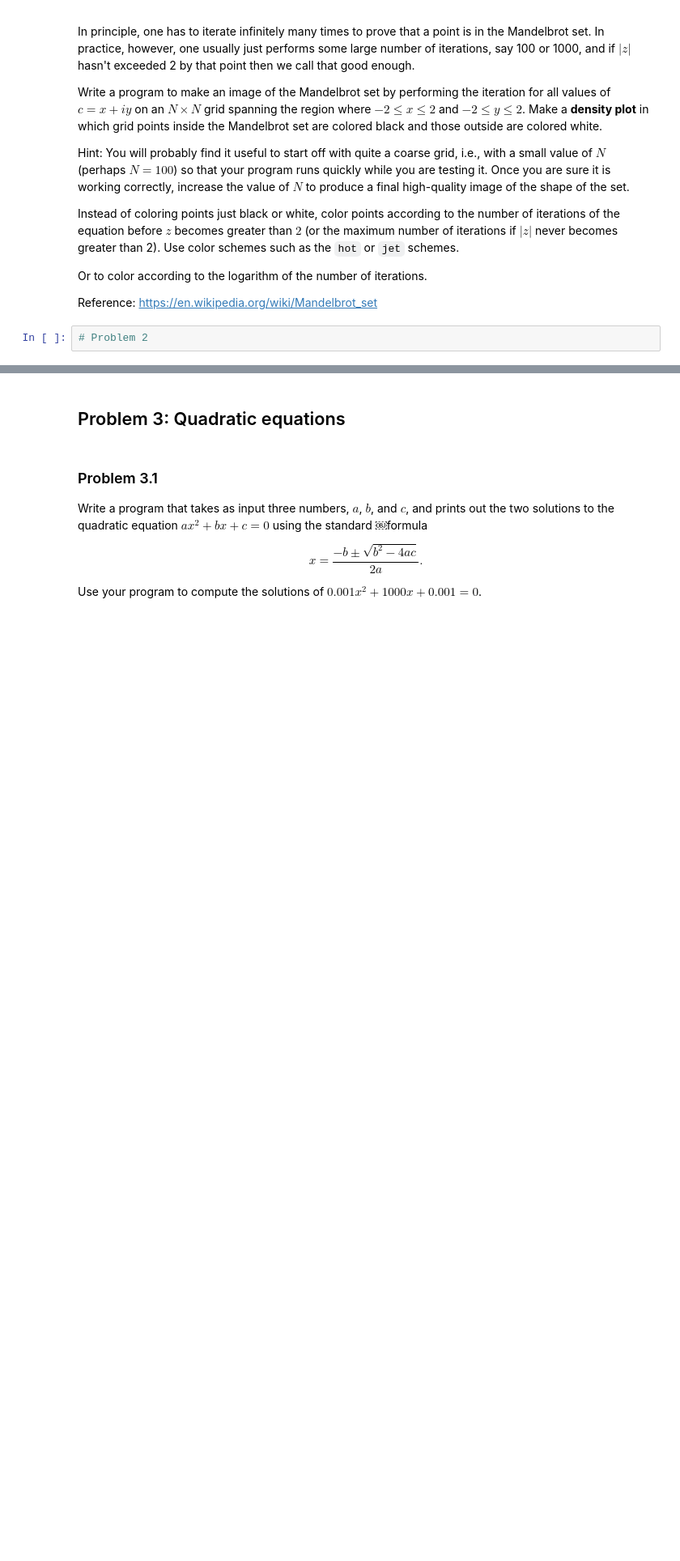
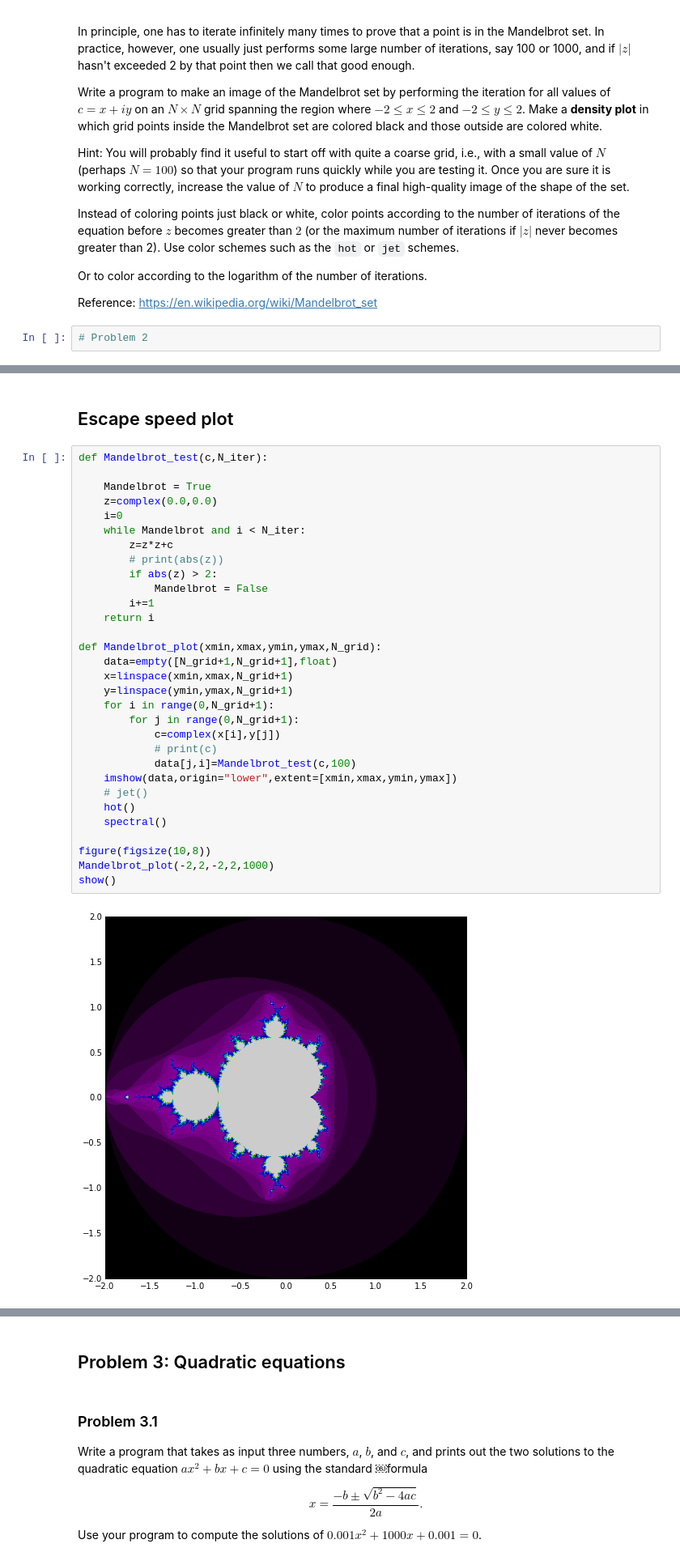
Before and after one commit to pcchen/NTHU10320PHYS290000, a Jupyter notebook: homework/Homework3_solution.ipynb, the cells around one changed output, grey strips where cells are left out. Shown: that part at 81% size. Saved outputs shown, nothing was run; the diff lists cells and outputs as text; blank space fills up the shorter version.

```diff
--- a/homework/Homework3_solution.ipynb
+++ b/homework/Homework3_solution.ipynb
@@ -57,0 +182,35 @@ Reference: https://en.wikipedia.org/wiki/Mandelbrot_set
+# %% [markdown]
+## Escape speed plot
+# %%
+def Mandelbrot_test(c,N_iter):
+
+    Mandelbrot = True
+    z=complex(0.0,0.0)
+    i=0
+    while Mandelbrot and i < N_iter:
+        z=z*z+c
+        # print(abs(z))
+        if abs(z) > 2:
+            Mandelbrot = False
+        i+=1
+    return i
+
+def Mandelbrot_plot(xmin,xmax,ymin,ymax,N_grid):
+    data=empty([N_grid+1,N_grid+1],float)
+    x=linspace(xmin,xmax,N_grid+1)
+    y=linspace(ymin,ymax,N_grid+1)
+    for i in range(0,N_grid+1):
+        for j in range(0,N_grid+1):
+            c=complex(x[i],y[j])
+            # print(c)
+            data[j,i]=Mandelbrot_test(c,100)
+    imshow(data,origin="lower",extent=[xmin,xmax,ymin,ymax])
+    # jet()
+    hot()
+    spectral()
+
+figure(figsize(10,8))
+Mandelbrot_plot(-2,2,-2,2,1000)
+show()
+# %% [output]
+[figure, added]
```
Also changed, not shown: parts of 26 cells of this notebook.
